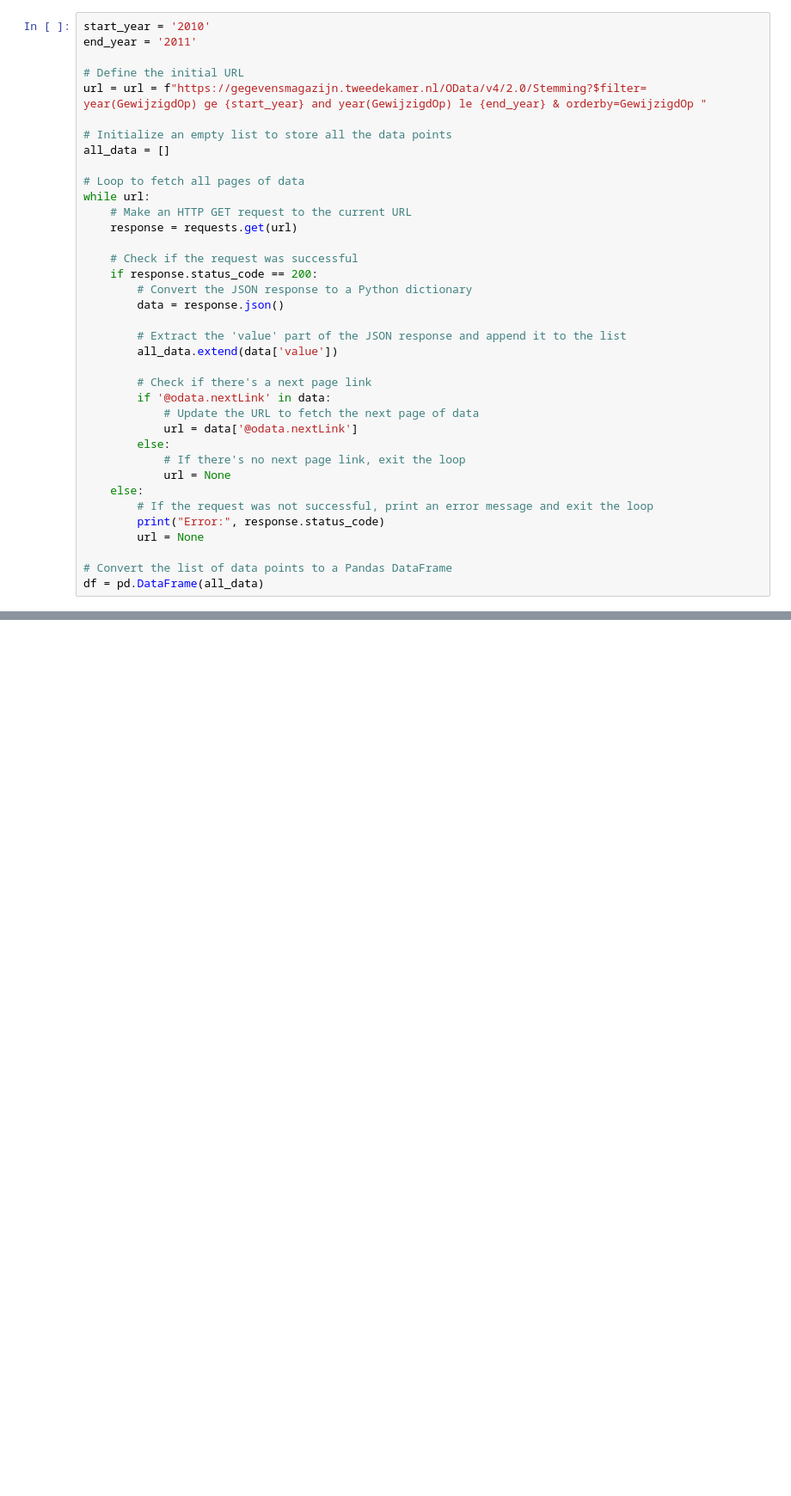
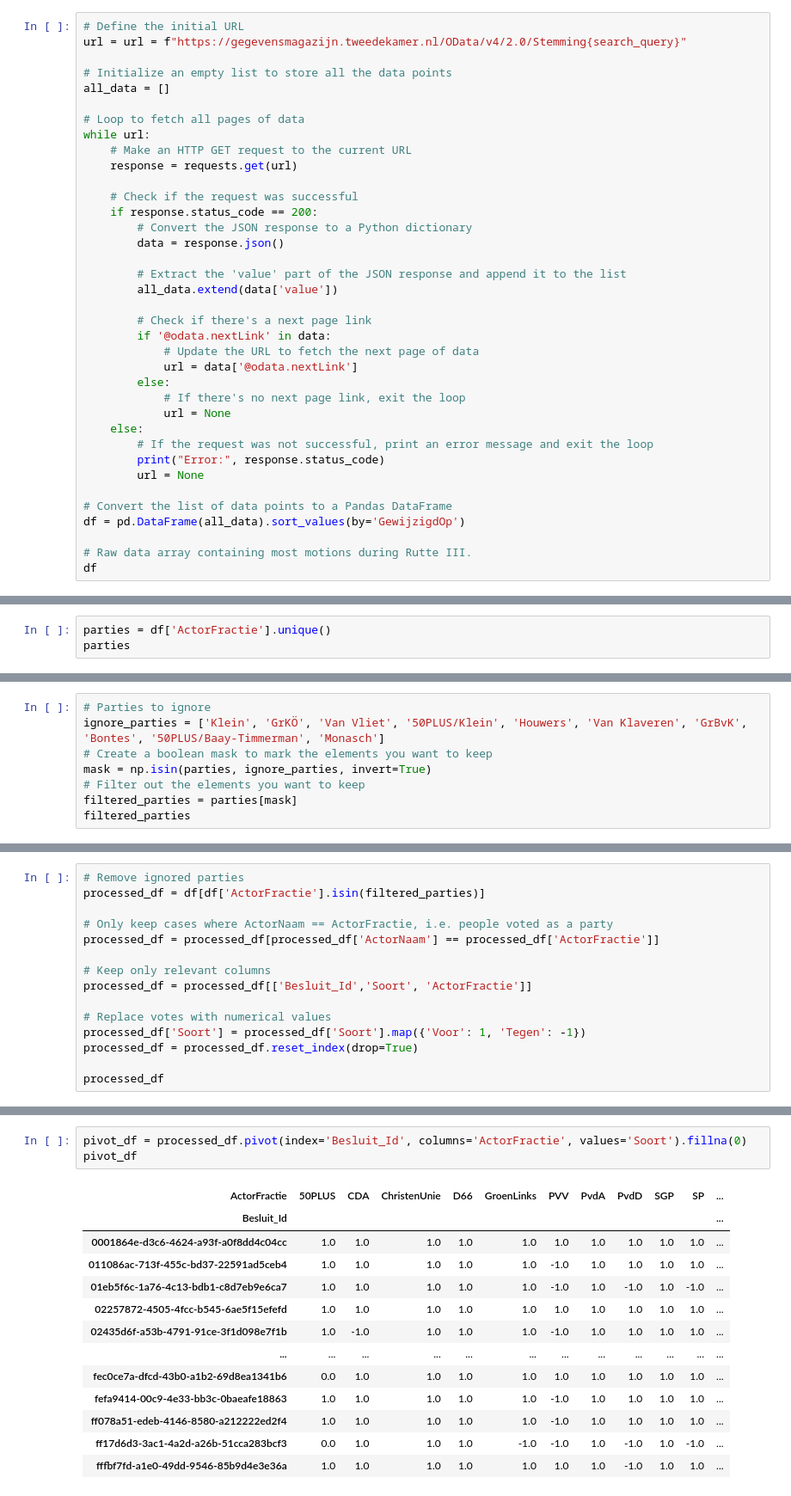
Before and after one commit to olivierwitteveen/dutch-parliament-max-ent, a Jupyter notebook: tk_stemming.ipynb, the cells around one changed output, grey strips where cells are left out. Shown at 86% size. Saved outputs shown, nothing was run; the diff lists cells and outputs as text; blank space fills up the shorter version.

```diff
--- a/tk_stemming.ipynb
+++ b/tk_stemming.ipynb
@@ -35,9 +29,6 @@ data
 # %%
-start_year = '2010'
-end_year = '2011'
-
 # Define the initial URL
-url = url = f"https://gegevensmagazijn.tweedekamer.nl/OData/v4/2.0/Stemming?$filter= year(GewijzigdOp) ge {start_year} and year(GewijzigdOp) le {end_year} & orderby=GewijzigdOp "
+url = url = f"https://gegevensmagazijn.tweedekamer.nl/OData/v4/2.0/Stemming{search_query}"
 
 # Initialize an empty list to store all the data points
 all_data = []
@@ -68,4 +59,7 @@ while url:
         url = None
 
 # Convert the list of data points to a Pandas DataFrame
-df = pd.DataFrame(all_data)
+df = pd.DataFrame(all_data).sort_values(by='GewijzigdOp')
+
+# Raw data array containing most motions during Rutte III.
+df
@@ -87,0 +74,3 @@ df.sort_values(by='GewijzigdOp')
+# %%
+parties = df['ActorFractie'].unique()
+parties
@@ -87,0 +93,8 @@ df.sort_values(by='GewijzigdOp')
+# %%
+# Parties to ignore
+ignore_parties = ['Klein', 'GrKÖ', 'Van Vliet', '50PLUS/Klein', 'Houwers', 'Van Klaveren', 'GrBvK', 'Bontes', '50PLUS/Baay-Timmerman', 'Monasch']
+# Create a boolean mask to mark the elements you want to keep
+mask = np.isin(parties, ignore_parties, invert=True)
+# Filter out the elements you want to keep
+filtered_parties = parties[mask]
+filtered_parties
@@ -87,0 +106,15 @@ df.sort_values(by='GewijzigdOp')
+# %%
+# Remove ignored parties
+processed_df = df[df['ActorFractie'].isin(filtered_parties)]
+
+# Only keep cases where ActorNaam == ActorFractie, i.e. people voted as a party
+processed_df = processed_df[processed_df['ActorNaam'] == processed_df['ActorFractie']]
+
+# Keep only relevant columns
+processed_df = processed_df[['Besluit_Id','Soort', 'ActorFractie']]
+
+# Replace votes with numerical values
+processed_df['Soort'] = processed_df['Soort'].map({'Voor': 1, 'Tegen': -1})
+processed_df = processed_df.reset_index(drop=True)
+
+processed_df
@@ -87,0 +154,17 @@ df.sort_values(by='GewijzigdOp')
+# %%
+pivot_df = processed_df.pivot(index='Besluit_Id', columns='ActorFractie', values='Soort').fillna(0)
+pivot_df
+# %% [output]
+| ActorFractie | 50PLUS | CDA | ChristenUnie | D66 | GroenLinks | PVV | PvdA | PvdD | SGP | SP | ... |
+| Besluit_Id |  |  |  |  |  |  |  |  |  |  | ... |
+| 0001864e-d3c6-4624-a93f-a0f8dd4c04cc | 1.0 | 1.0 | 1.0 | 1.0 | 1.0 | 1.0 | 1.0 | 1.0 | 1.0 | 1.0 | ... |
+| 011086ac-713f-455c-bd37-22591ad5ceb4 | 1.0 | 1.0 | 1.0 | 1.0 | 1.0 | -1.0 | 1.0 | 1.0 | 1.0 | 1.0 | ... |
+| 01eb5f6c-1a76-4c13-bdb1-c8d7eb9e6ca7 | 1.0 | 1.0 | 1.0 | 1.0 | 1.0 | -1.0 | 1.0 | -1.0 | 1.0 | -1.0 | ... |
+| 02257872-4505-4fcc-b545-6ae5f15efefd | 1.0 | 1.0 | 1.0 | 1.0 | 1.0 | 1.0 | 1.0 | 1.0 | 1.0 | 1.0 | ... |
+| 02435d6f-a53b-4791-91ce-3f1d098e7f1b | 1.0 | -1.0 | 1.0 | 1.0 | 1.0 | -1.0 | 1.0 | 1.0 | 1.0 | 1.0 | ... |
+| ... | ... | ... | ... | ... | ... | ... | ... | ... | ... | ... | ... |
+| fec0ce7a-dfcd-43b0-a1b2-69d8ea1341b6 | 0.0 | 1.0 | 1.0 | 1.0 | 1.0 | 1.0 | 1.0 | 1.0 | 1.0 | 1.0 | ... |
+| fefa9414-00c9-4e33-bb3c-0baeafe18863 | 1.0 | 1.0 | 1.0 | 1.0 | 1.0 | -1.0 | 1.0 | 1.0 | 1.0 | 1.0 | ... |
+| ff078a51-edeb-4146-8580-a212222ed2f4 | 1.0 | 1.0 | 1.0 | 1.0 | 1.0 | -1.0 | 1.0 | 1.0 | 1.0 | 1.0 | ... |
+| ff17d6d3-3ac1-4a2d-a26b-51cca283bcf3 | 0.0 | 1.0 | 1.0 | 1.0 | -1.0 | -1.0 | 1.0 | -1.0 | 1.0 | -1.0 | ... |
+| fffbf7fd-a1e0-49dd-9546-85b9d4e3e36a | 1.0 | 1.0 | 1.0 | 1.0 | 1.0 | 1.0 | 1.0 | -1.0 | 1.0 | 1.0 | ... |
```
Also changed, not shown: parts of 27 cells of this notebook.
